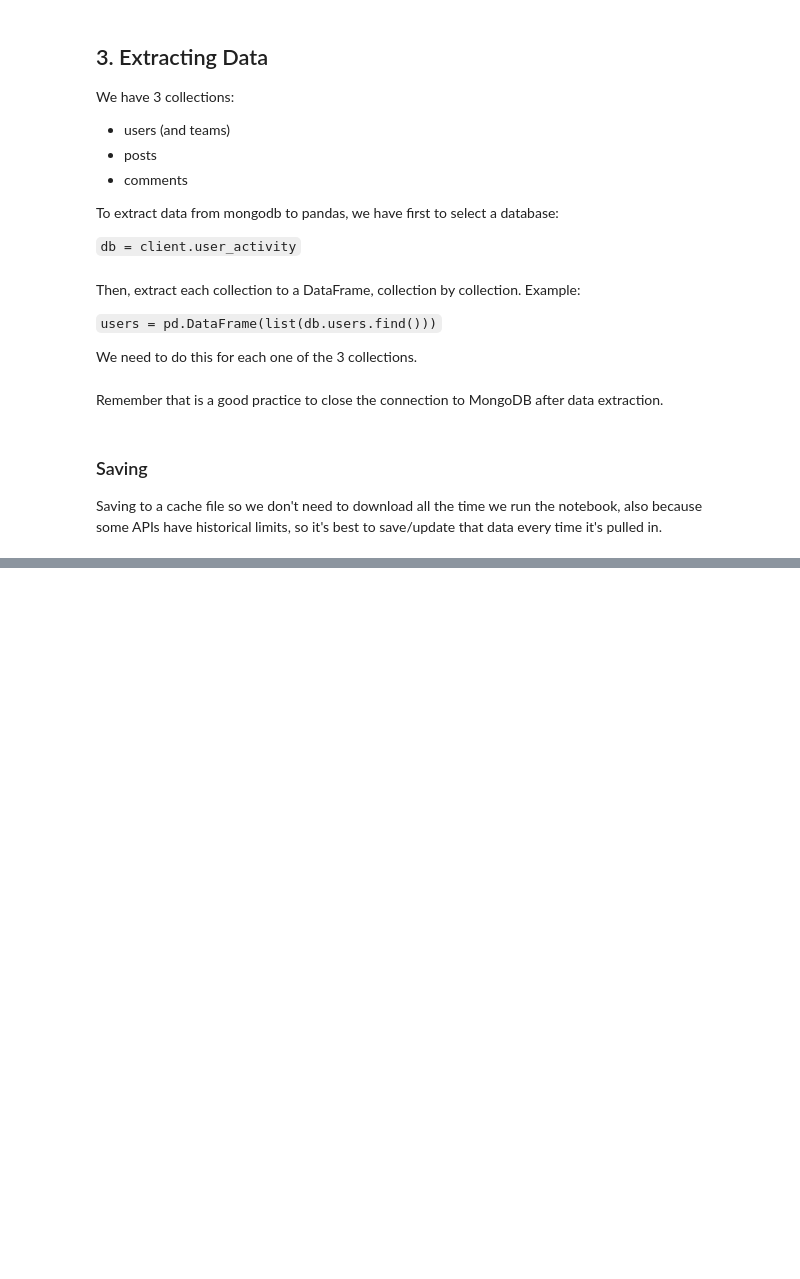
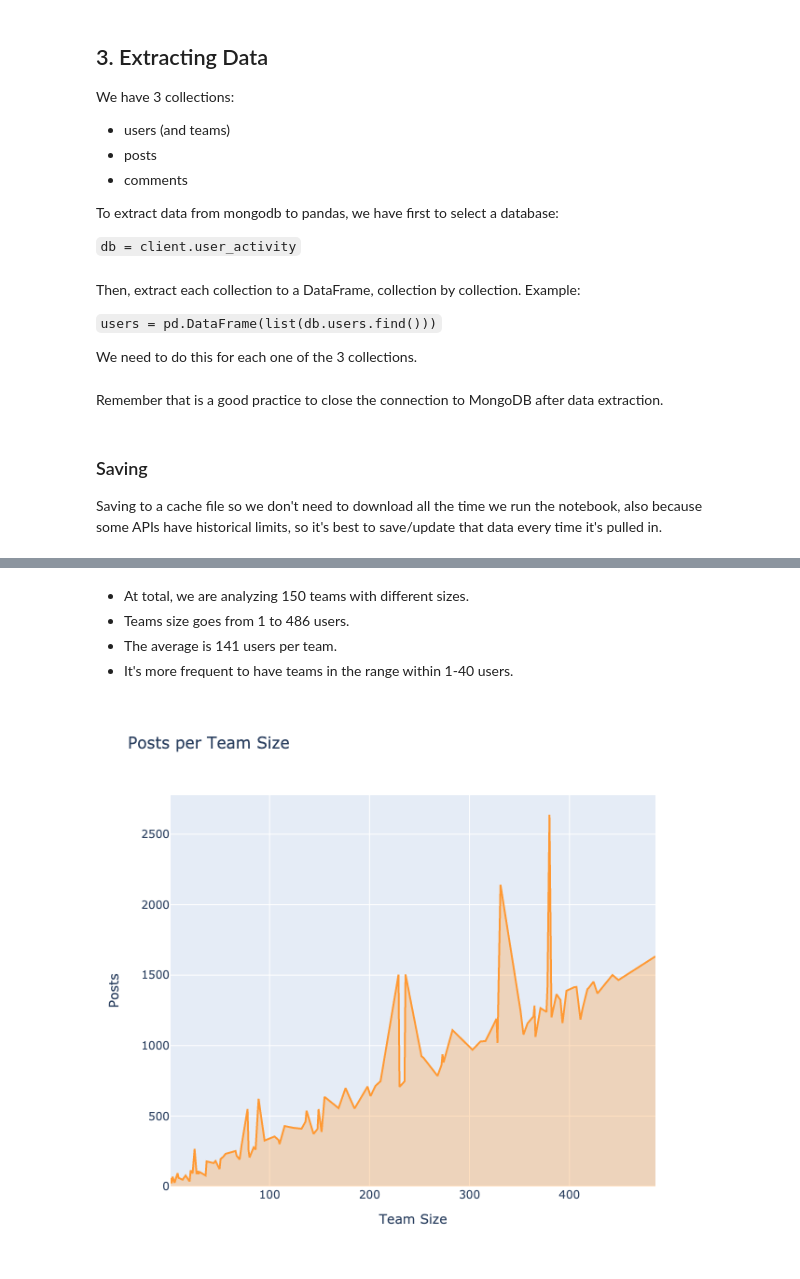
Before and after one commit to reisdebora/user-activity, a Jupyter notebook: notebook.ipynb, the cells around one changed output, grey strips where cells are left out. Cells and saved outputs as stored; diff of their text form; code cells hidden in the pictures; blank space fills up the shorter version.

```diff
--- a/notebook.ipynb
+++ b/notebook.ipynb
@@ -375,0 +171,19 @@ fig.show()
+# %% [markdown]
+* At total, we are analyzing 150 teams with different sizes.
+* Teams size goes from 1 to 486 users.
+* The average is 141 users per team.
+* It's more frequent to have teams in the range within 1-40 users.
+# %%
+# Posts per Team Size
+layout = cf.Layout(
+    height = 600,width = 800,
+    yaxis = dict(title = 'Posts'),
+    xaxis = dict(title = 'Team Size'),
+    title = 'Posts per Team Size'
+)
+
+fig = teamactivity.groupby(['users'],as_index=True)['posts'].sum().\
+    iplot(kind='scatter',fill=True,width=2,asFigure=True,layout = layout)
+fig.show()
+# %% [output]
+[figure, added]
```
Also changed, not shown: parts of 55 cells of this notebook, 12 other files.
